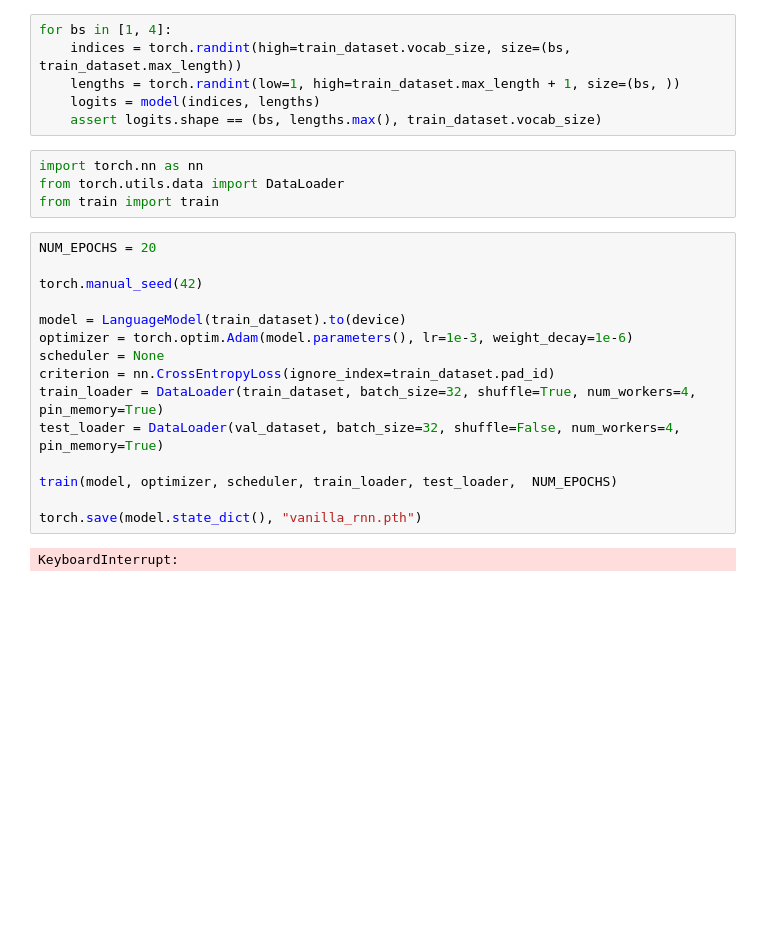
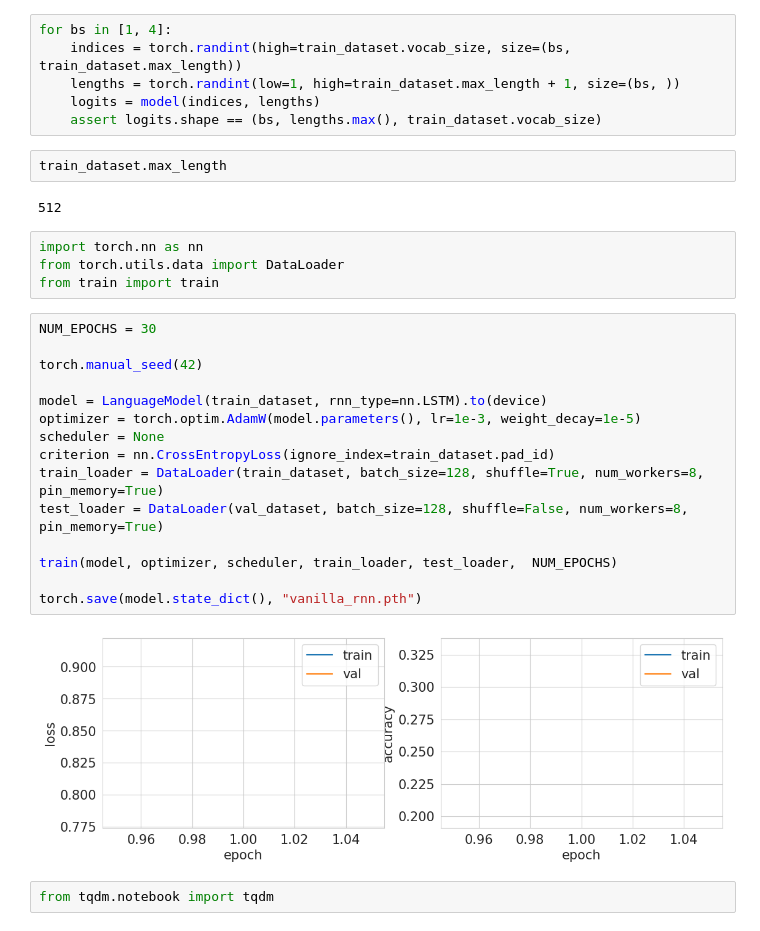
Before and after one commit to iyubondyrev/ClickHouse_models, a Jupyter notebook: rnn_tokentype/rnn.ipynb, the cells around one changed output. Cells and saved outputs as stored; diff of their text form; blank space fills up the shorter version.

```diff
--- a/rnn_tokentype/rnn.ipynb
+++ b/rnn_tokentype/rnn.ipynb
@@ -23,24 +24,30 @@ for bs in [1, 4]:
     lengths = torch.randint(low=1, high=train_dataset.max_length + 1, size=(bs, ))
     logits = model(indices, lengths)
     assert logits.shape == (bs, lengths.max(), train_dataset.vocab_size)
+# %%
+train_dataset.max_length
+# %% [output]
+512
 # %%
 import torch.nn as nn
 from torch.utils.data import DataLoader
 from train import train
 # %%
-NUM_EPOCHS = 20
+NUM_EPOCHS = 30
 
 torch.manual_seed(42)
 
-model = LanguageModel(train_dataset).to(device)
-optimizer = torch.optim.Adam(model.parameters(), lr=1e-3, weight_decay=1e-6)
+model = LanguageModel(train_dataset, rnn_type=nn.LSTM).to(device)
+optimizer = torch.optim.AdamW(model.parameters(), lr=1e-3, weight_decay=1e-5)
 scheduler = None
 criterion = nn.CrossEntropyLoss(ignore_index=train_dataset.pad_id)
-train_loader = DataLoader(train_dataset, batch_size=32, shuffle=True, num_workers=4, pin_memory=True)
-test_loader = DataLoader(val_dataset, batch_size=32, shuffle=False, num_workers=4, pin_memory=True)
+train_loader = DataLoader(train_dataset, batch_size=128, shuffle=True, num_workers=8, pin_memory=True)
+test_loader = DataLoader(val_dataset, batch_size=128, shuffle=False, num_workers=8, pin_memory=True)
 
 train(model, optimizer, scheduler, train_loader, test_loader,  NUM_EPOCHS)
 
 torch.save(model.state_dict(), "vanilla_rnn.pth")
 # %% [output]
-KeyboardInterrupt:
+[figure, added]
+# %%
+from tqdm.notebook import tqdm
```
Also changed, not shown: parts of 5 cells of this notebook, 5 other files.
